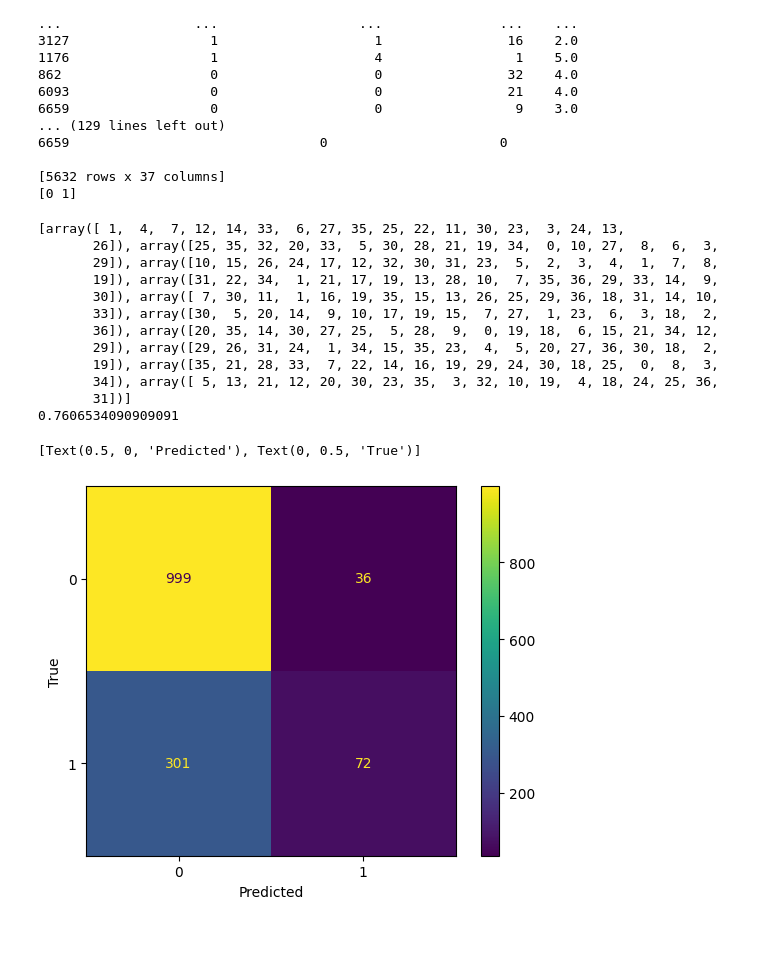
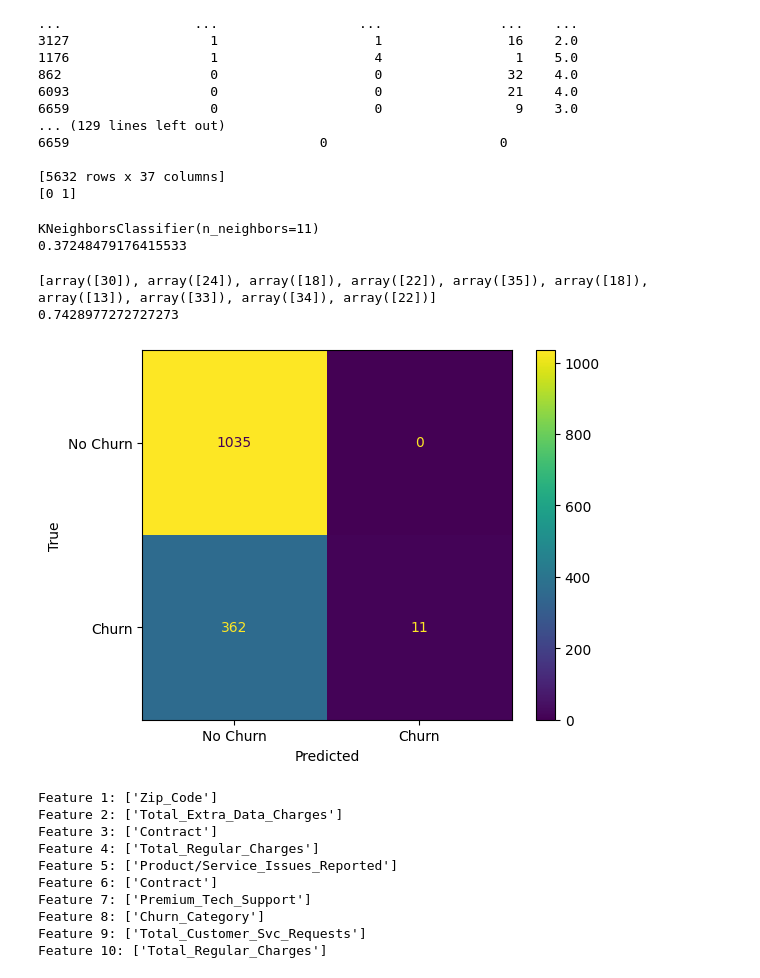
Before and after one commit to kunzr/DSE3002---Project-4, a Jupyter notebook: Bagging.ipynb, the cells around one changed output. Saved outputs shown, nothing was run; the diff lists cells and outputs as text; code cells hidden in the pictures; blank space fills up the shorter version.

```diff
--- a/Bagging.ipynb
+++ b/Bagging.ipynb
@@ -55,33 +56,51 @@ print(np.unique(y_train))
 
 [5632 rows x 37 columns]
 [0 1]
+# %%
+knn_param = {'n_neighbors': [3, 5, 7, 9, 11]}
+knn = KNeighborsClassifier()
+knnCV = GridSearchCV(knn, knn_param)
+knnCV.fit(X_train, y_train)
+print(knnCV.best_estimator_)
+y_pred = knnCV.predict(X_train)
+print(f1_score(y_train, y_pred))
+# %% [output]
+KNeighborsClassifier(n_neighbors=11)
+0.37248479176415533
 # %%
-knn = KNeighborsClassifier(n_neighbors = 5)
+knn = KNeighborsClassifier(n_neighbors = 11)
 clf = BaggingClassifier(estimator = knn,
                         n_estimators = 10,
-                        max_samples = 0.8,
-                        max_features = 0.5)
+                        max_samples = 0.9,
+                        max_features = 1)
+
 clf.fit(X_train, y_train)
 y_pred = clf.predict(X_test)
 
 print(clf.estimators_features_)
-print(accuracy_score(y_test,y_pred))
 cf_matrix = confusion_matrix(y_test,y_pred)
-cmd = ConfusionMatrixDisplay(cf_matrix, display_labels=['0', '1'])
+cmd = ConfusionMatrixDisplay(cf_matrix, display_labels = ['No Churn', 'Churn'])
 cmd.plot()
 cmd.ax_.set(xlabel='Predicted', ylabel='True')
+
+print(accuracy_score(y_test,y_pred))
 # %% [output]
-[array([ 1,  4,  7, 12, 14, 33,  6, 27, 35, 25, 22, 11, 30, 23,  3, 24, 13,
-       26]), array([25, 35, 32, 20, 33,  5, 30, 28, 21, 19, 34,  0, 10, 27,  8,  6,  3,
-       29]), array([10, 15, 26, 24, 17, 12, 32, 30, 31, 23,  5,  2,  3,  4,  1,  7,  8,
-       19]), array([31, 22, 34,  1, 21, 17, 19, 13, 28, 10,  7, 35, 36, 29, 33, 14,  9,
-       30]), array([ 7, 30, 11,  1, 16, 19, 35, 15, 13, 26, 25, 29, 36, 18, 31, 14, 10,
-       33]), array([30,  5, 20, 14,  9, 10, 17, 19, 15,  7, 27,  1, 23,  6,  3, 18,  2,
-       36]), array([20, 35, 14, 30, 27, 25,  5, 28,  9,  0, 19, 18,  6, 15, 21, 34, 12,
-       29]), array([29, 26, 31, 24,  1, 34, 15, 35, 23,  4,  5, 20, 27, 36, 30, 18,  2,
-       19]), array([35, 21, 28, 33,  7, 22, 14, 16, 19, 29, 24, 30, 18, 25,  0,  8,  3,
-       34]), array([ 5, 13, 21, 12, 20, 30, 23, 35,  3, 32, 10, 19,  4, 18, 24, 25, 36,
-       31])]
-0.7606534090909091
+[array([30]), array([24]), array([18]), array([22]), array([35]), array([18]), array([13]), array([33]), array([34]), array([22])]
+0.7428977272727273
-[Text(0.5, 0, 'Predicted'), Text(0, 0.5, 'True')]
-[figure, old version]
+[figure, new version]
+# %%
+feature_names = churn.columns
+for i, estimator_features in enumerate(clf.estimators_features_):
+    used_features = [feature_names[idx] for idx in estimator_features]
+    print(f"Feature {i+1}: {used_features}")
+# %% [output]
+Feature 1: ['Zip_Code']
+Feature 2: ['Total_Extra_Data_Charges']
+Feature 3: ['Contract']
+Feature 4: ['Total_Regular_Charges']
+Feature 5: ['Product/Service_Issues_Reported']
+Feature 6: ['Contract']
+Feature 7: ['Premium_Tech_Support']
+Feature 8: ['Churn_Category']
+Feature 9: ['Total_Customer_Svc_Requests']
+Feature 10: ['Total_Regular_Charges']
```
Also changed, not shown: parts of 1 cell of this notebook.
